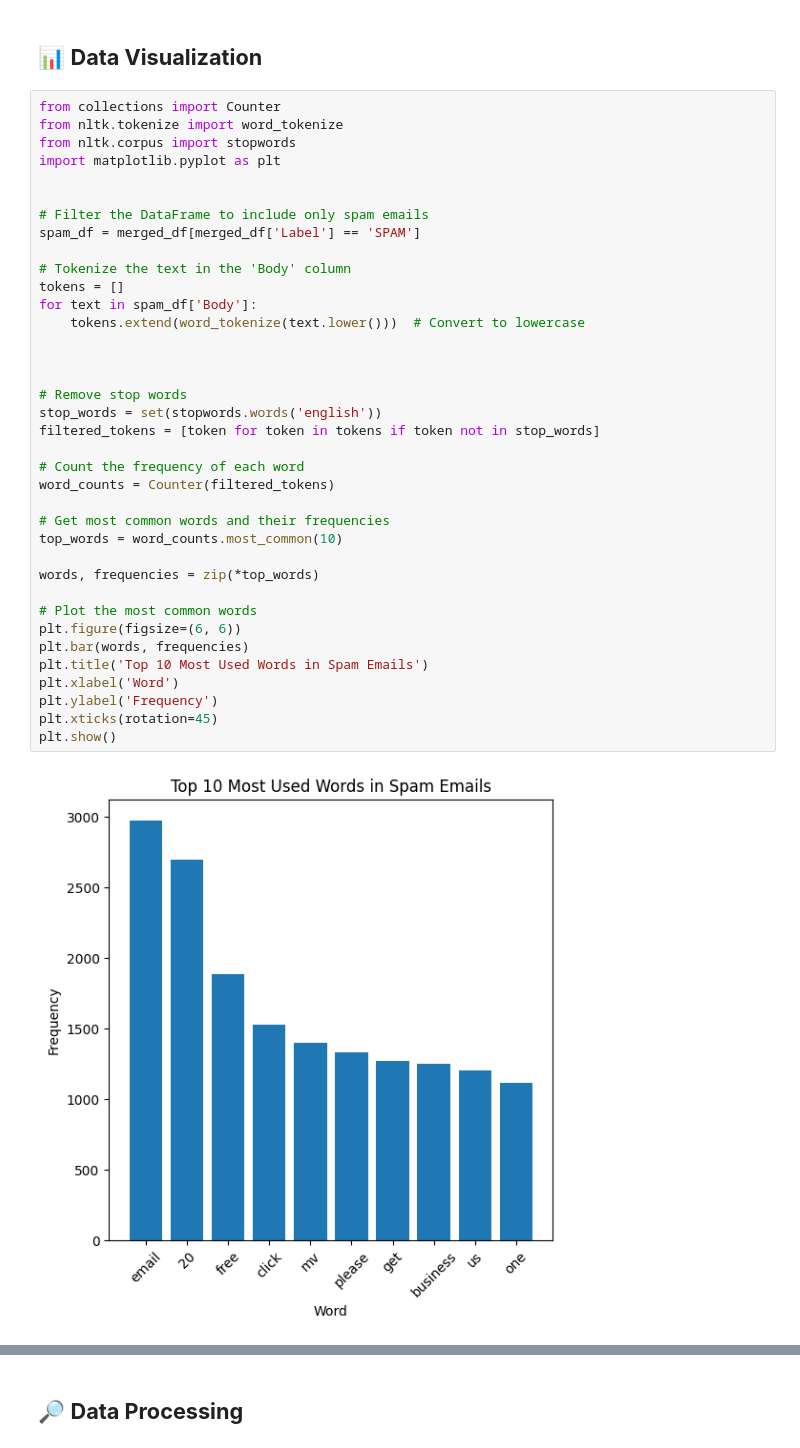
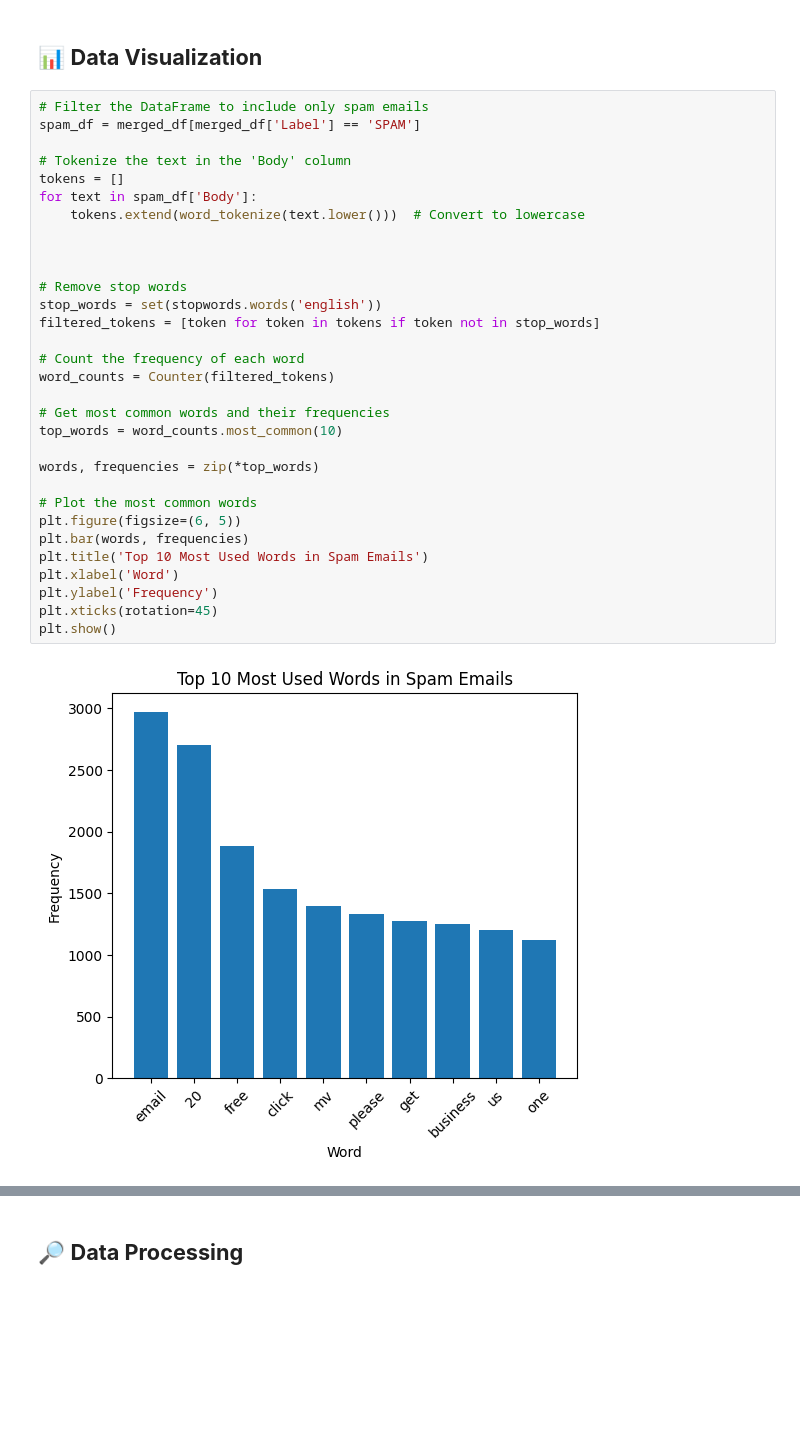
Before and after one commit to its-MG/DatathonCh1, a Jupyter notebook: EmailSpamDetection.ipynb, the cells around one changed output, grey strips where cells are left out. Drawn from its saved outputs; the diff is of its cells as text; blank space fills up the shorter version.

```diff
--- a/EmailSpamDetection.ipynb
+++ b/EmailSpamDetection.ipynb
@@ -217,42 +234,36 @@ memory usage: 65.7+ KB
 # %% [markdown]
 ## 📊 **Data Visualization**
 # %%
-from collections import Counter
-from nltk.tokenize import word_tokenize
-from nltk.corpus import stopwords
-import matplotlib.pyplot as plt
-
-
 # Filter the DataFrame to include only spam emails
 spam_df = merged_df[merged_df['Label'] == 'SPAM']
 
 # Tokenize the text in the 'Body' column
 tokens = []
 for text in spam_df['Body']:
     tokens.extend(word_tokenize(text.lower()))  # Convert to lowercase
 
 
 
 # Remove stop words
 stop_words = set(stopwords.words('english'))
 filtered_tokens = [token for token in tokens if token not in stop_words]
 
 # Count the frequency of each word
 word_counts = Counter(filtered_tokens)
 
 # Get most common words and their frequencies
 top_words = word_counts.most_common(10)
 
 words, frequencies = zip(*top_words)
 
 # Plot the most common words
-plt.figure(figsize=(6, 6))
+plt.figure(figsize=(6, 5))
 plt.bar(words, frequencies)
 plt.title('Top 10 Most Used Words in Spam Emails')
 plt.xlabel('Word')
 plt.ylabel('Frequency')
 plt.xticks(rotation=45)
 plt.show()
 # %% [output]
-[figure, old version]
+[figure, new version]
 # %% [markdown]
```
Also changed, not shown: parts of 36 cells of this notebook.
